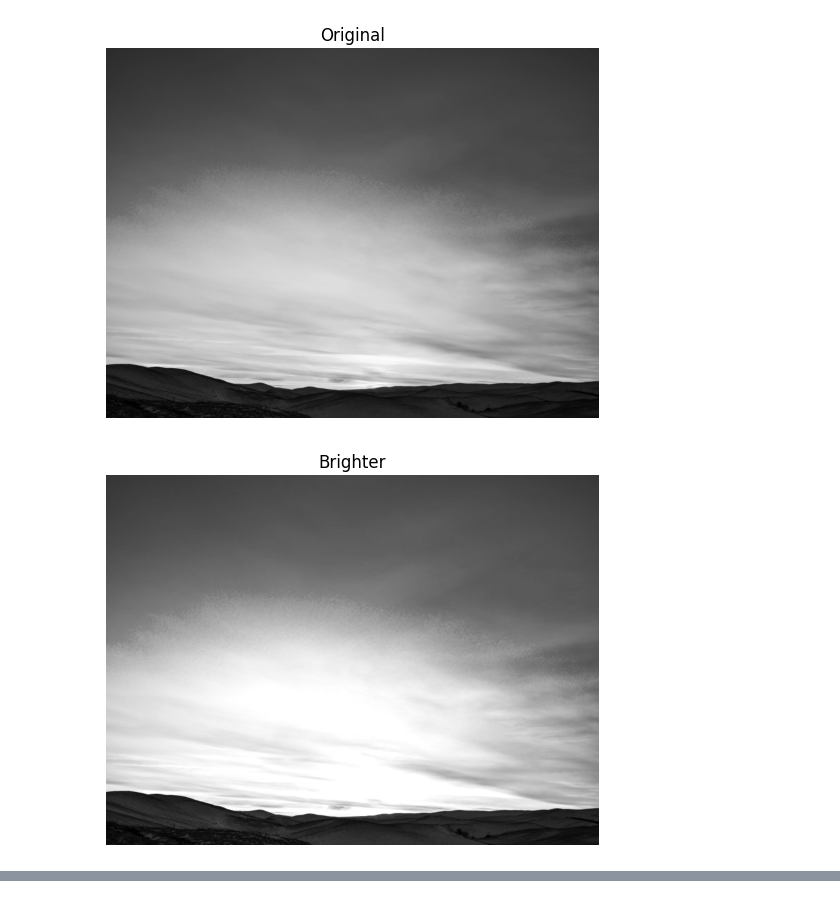
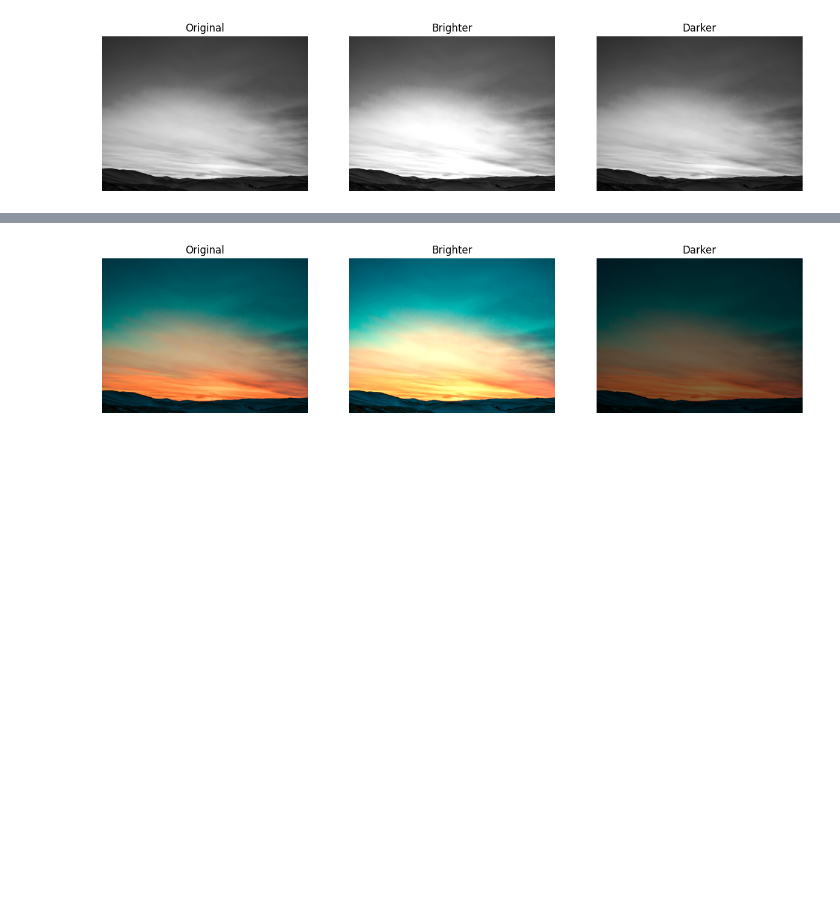
Before and after one commit to sana397/ML-Journey, a Jupyter notebook: week1_day5_brightness.ipynb, the cells around one changed output, grey strips where cells are left out. Drawn from its saved outputs; the diff is of its cells as text; code cells hidden in the pictures; blank space fills up the shorter version.

```diff
--- a/week1_day5_brightness.ipynb
+++ b/week1_day5_brightness.ipynb
@@ -1,29 +1,25 @@
 # %%
 import matplotlib.pyplot as plt
 import numpy as np
 from PIL import Image
 
 i = Image.open(r"C:\Users\anjan\ML-Journey\sky_for_ml.jpg").convert("L")
-i = i.resize((800, 600))  # ADD THIS LINE
+i = i.resize((800, 600))
 ia = np.array(i)
 
 brighter = np.clip(ia * 1.5, 0, 255).astype(np.uint8)
 darker = np.clip(ia * 0.5, 0, 255).astype(np.uint8)
 
-plt.imshow(ia, cmap='gray')
-plt.title("Original")
-plt.axis('off')
+fig, axes = plt.subplots(1, 3, figsize=(15, 5))
+axes[0].imshow(ia, cmap='gray')
+axes[0].set_title("Original")
+axes[0].axis('off')
+axes[1].imshow(brighter, cmap='gray')
+axes[1].set_title("Brighter")
+axes[1].axis('off')
+axes[2].imshow(darker, cmap='gray')
+axes[2].set_title("Darker")
+axes[2].axis('off')
 plt.show()
-
-plt.imshow(brighter, cmap='gray')
-plt.title("Brighter")
-plt.axis('off')
-plt.show()
-
-plt.imshow(darker, cmap='gray')
-plt.title("Darker")
-plt.axis('off')
-plt.show()
 # %% [output]
-[figure, old version]
+[figure, new version]
-[figure, removed]
@@ -30,0 +26,25 @@ plt.show()
+# %%
+import matplotlib.pyplot as plt
+import numpy as np
+from PIL import Image
+
+i = Image.open(r"C:\Users\anjan\ML-Journey\sky_for_ml.jpg")
+i = i.resize((800, 600))
+ia = np.array(i)
+
+brighter = np.clip(ia * 1.5, 0, 255).astype(np.uint8)
+darker = np.clip(ia * 0.5, 0, 255).astype(np.uint8)
+
+fig, axes = plt.subplots(1, 3, figsize=(15, 5))
+axes[0].imshow(ia)
+axes[0].set_title("Original")
+axes[0].axis('off')
+axes[1].imshow(brighter)
+axes[1].set_title("Brighter")
+axes[1].axis('off')
+axes[2].imshow(darker)
+axes[2].set_title("Darker")
+axes[2].axis('off')
+plt.show()
+# %% [output]
+[figure, added]
```
Also changed, not shown: parts of 1 cell of this notebook.
